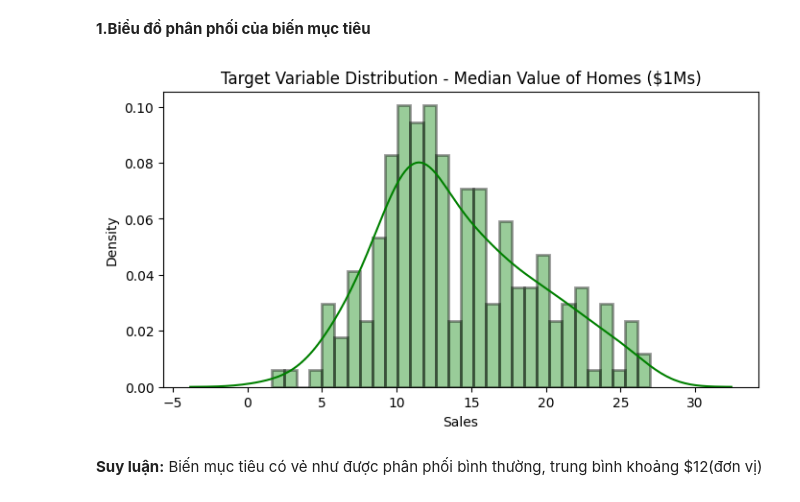
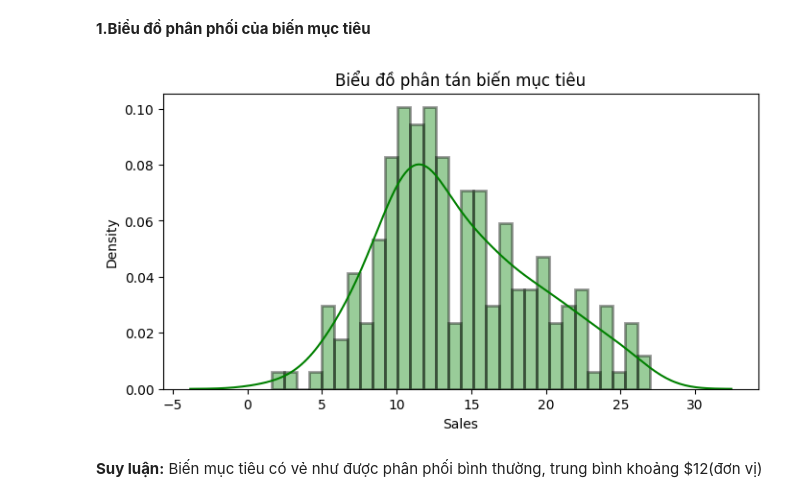
Before and after one commit to NGUYENNANGANH/Sales-Prediction-Model, a Jupyter notebook: code/main.ipynb, the cells around one changed output. Saved outputs shown, nothing was run; the diff lists cells and outputs as text; code cells hidden in the pictures.

```diff
--- a/code/main.ipynb
+++ b/code/main.ipynb
@@ -137,10 +138,10 @@ display(df.describe())
 # %%
 plt.figure(figsize=[8,4])
 sns.distplot(df[target], color='g',hist_kws=dict(edgecolor="black", linewidth=2), bins=30)
-plt.title('Target Variable Distribution - Median Value of Homes ($1Ms)')
+plt.title('Biểu đồ phân tán biến mục tiêu')
 plt.show()
 # %% [output]
-[figure, old version]
+[figure, new version]
 # %% [markdown]
 **Suy luận:** Biến mục tiêu có vẻ như được phân phối bình thường, trung bình khoảng $12(đơn vị)
 # %% [markdown]
```
Also changed, not shown: parts of 10 cells of this notebook, 11 other files.
